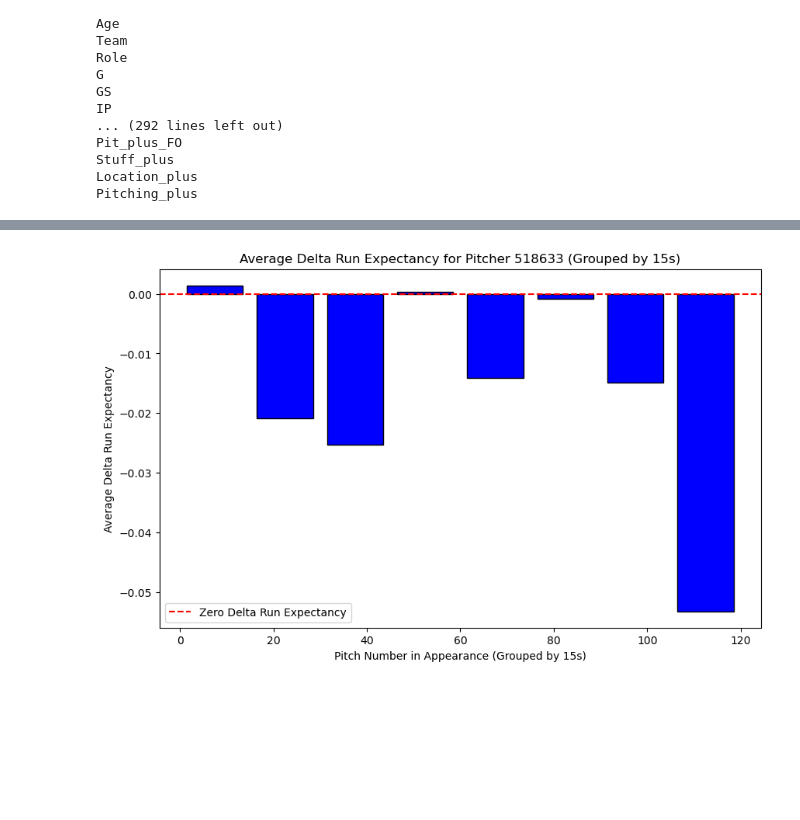
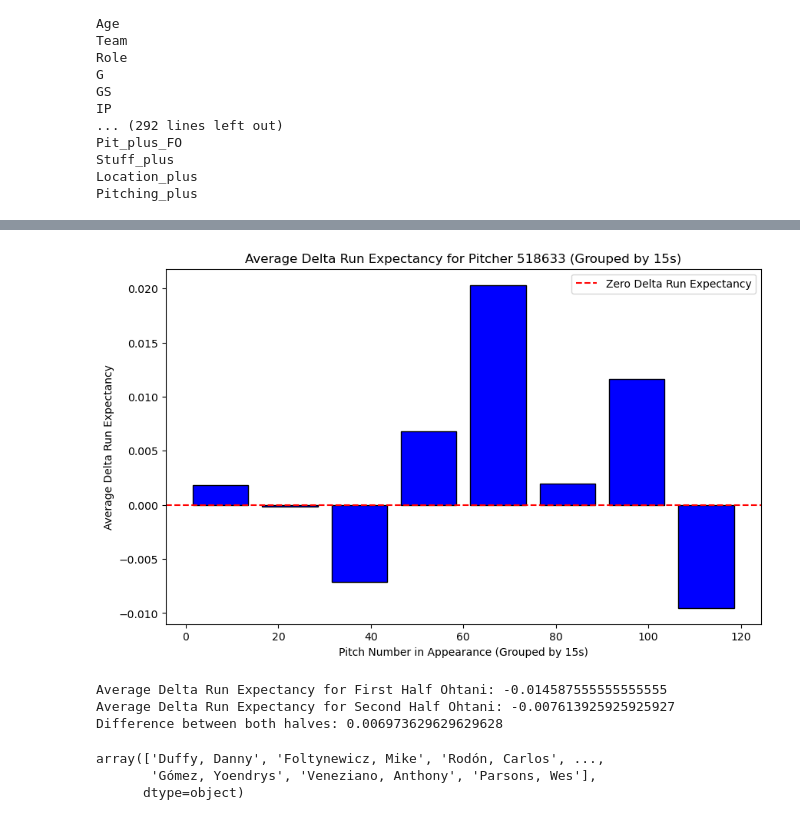
Before and after one commit to RudimentaryChef/RedsHackathon, a Jupyter notebook: Adi_Copy.ipynb, the cells around one changed output, grey strips where cells are left out. Cells and saved outputs as stored; diff of their text form; code cells hidden in the pictures; blank space fills up the shorter version.

Commit message:
adds difference

```diff
--- a/Adi_Copy.ipynb
+++ b/Adi_Copy.ipynb
@@ -223,40 +223,75 @@ OG_savant.head()
 | 3 | FF | 2021-04-05 | 97.1 | 1.86 | 6.57 | Rodón, Carlos | 657108 | 607074 | ... |
 | 4 | FF | 2021-04-05 | 93.6 | 0.60 | 5.85 | Duffy, Danny | 592696 | 518633 | ... |
 # %%
+#This kernel; helps with the graphing
 import pandas as pd
 import matplotlib.pyplot as plt
 
 #The filter
 filtered_df = OG_savant[OG_savant['pitcher'] == 518633].copy()
 
-filtered_df = OG_savant[OG_savant['player_name'].str.contains('Ohtani')].copy()
+filtered_df = OG_savant[OG_savant['player_name'].str.contains('Greene')].copy()
 
 
 #Bin edges
 bin_edges = range(0, filtered_df['pitch_number_appearance'].max() + 16, 15)
 
 filtered_df['Bin'] = pd.cut(filtered_df['pitch_number_appearance'], bins=bin_edges, right=False)
 
 #Find the midpoint in each bin
 filtered_df['Bin_Midpoint'] = filtered_df['Bin'].apply(lambda x: x.mid)
 
 #Group by 'Bin_Midpoint' and calculate the mean for each bin
 average_by_bin = filtered_df.groupby('Bin_Midpoint', observed=False)['delta_run_exp'].mean().reset_index()
 
 #Graph plotting
 plt.figure(figsize=(10, 6))
 plt.bar(average_by_bin['Bin_Midpoint'], average_by_bin['delta_run_exp'], color='b', edgecolor='black', width=12)  # Adjust width as needed
 
 #Adding a horizontal line at y=0 to establish a sort of baseline
 plt.axhline(0, color='r', linestyle='--', label='Zero Delta Run Expectancy')
 
 #labels, titles and legend
 plt.title('Average Delta Run Expectancy for Pitcher 518633 (Grouped by 15s)')
 plt.xlabel('Pitch Number in Appearance (Grouped by 15s)')
 plt.ylabel('Average Delta Run Expectancy')
 plt.legend()
 
 # Display the plot
 plt.show()
 # %% [output]
-[figure, old version]
+[figure, new version]
+# %%
+import pandas as pd
+
+#calculates the average_delta_run of both halves for players
+def calculate_average_delta_run_exp(df, player_name_contains):
+
+    player_rows = df[df['player_name'].str.contains(player_name_contains, case=False, na=False)]
+
+    sorted_player_rows = player_rows.sort_values(by='pitch_number_appearance')
+
+    first_half_player = sorted_player_rows.iloc[:len(sorted_player_rows) // 2]
+    second_half_player = sorted_player_rows.iloc[len(sorted_player_rows) // 2:]
+
+    average_delta_run_exp_first_half = first_half_player['delta_run_exp'].mean()
+    average_delta_run_exp_second_half = second_half_player['delta_run_exp'].mean()
+    dif = average_delta_run_exp_second_half - average_delta_run_exp_first_half
+    return average_delta_run_exp_first_half, average_delta_run_exp_second_half, dif
+
+average_first_half, average_second_half, dif = calculate_average_delta_run_exp(OG_savant, 'Ohtani')
+
+print("Average Delta Run Expectancy for First Half Ohtani:", average_first_half)
+print("Average Delta Run Expectancy for Second Half Ohtani:", average_second_half)
+print("Difference between both halves:", dif)
+# %% [output]
+Average Delta Run Expectancy for First Half Ohtani: -0.014587555555555555
+Average Delta Run Expectancy for Second Half Ohtani: -0.007613925925925927
+Difference between both halves: 0.006973629629629628
+# %%
+#There are 1379 different pitchers on this
+OG_savant['player_name'].unique()
+# %% [output]
+array(['Duffy, Danny', 'Foltynewicz, Mike', 'Rodón, Carlos', ...,
+       'Gómez, Yoendrys', 'Veneziano, Anthony', 'Parsons, Wes'],
+      dtype=object)
```
Also changed, not shown: parts of 5 cells of this notebook.
